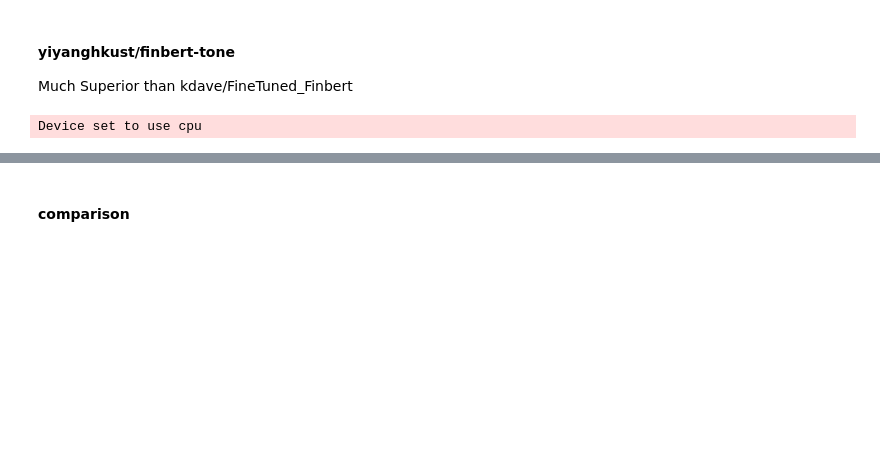
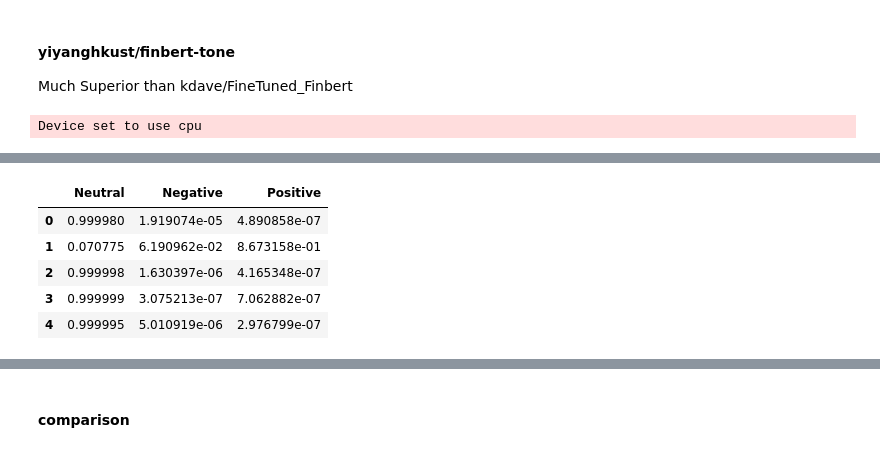
Before and after one commit to Shubxam/Nifty-500-Live-Sentiment-Analysis, a Jupyter notebook: notebooks/sentiment-analysis.ipynb, the cells around one changed output, grey strips where cells are left out. Drawn from its saved outputs; the diff is of its cells as text; code cells hidden in the pictures; blank space fills up the shorter version.

Commit message:
change model for sentiment analysis inference, change compound score calculation method

```diff
--- a/notebooks/sentiment-analysis.ipynb
+++ b/notebooks/sentiment-analysis.ipynb
@@ -89,8 +90,9 @@ tokenizer_1 = BertTokenizer.from_pretrained(
 # %%
 # set top_k=1 to get the most likely label or top_k=None to get all labels
 # device=-1 means CPU
-nlp_1 = pipeline("sentiment-analysis", model=finbert_1, tokenizer=tokenizer_1, device=-1, top_k=1, framework="pt")
+nlp_1 = pipeline("sentiment-analysis", model=finbert_1, tokenizer=tokenizer_1, device=-1, top_k=None, framework="pt")
 # %% [output]
 Device set to use cpu
 # %%
-nlp_1_res = nlp_1(headlines, batch_size=512)
+# batch_size = 8 runs fastest on Github Runners
+nlp_1_res = nlp_1(headlines, batch_size=8)
@@ -96,0 +119,18 @@ nlp_1_res = nlp_1(headlines, batch_size=512)
+# %%
+flattened_data: list[dict[str,float]] = []
+
+for news_item_sentiment_list in tqdm(nlp_1_res, desc="Processing Sentiment"):
+    news_item_sentiment_dict = {}
+    for individual_label_dict in news_item_sentiment_list:
+        news_item_sentiment_dict[individual_label_dict['label']] = individual_label_dict['score']
+    flattened_data.append(news_item_sentiment_dict)
+# %%
+df = pd.DataFrame(flattened_data)
+df.head()
+# %% [output]
+|  | Neutral | Negative | Positive |
+| 0 | 0.999980 | 1.919074e-05 | 4.890858e-07 |
+| 1 | 0.070775 | 6.190962e-02 | 8.673158e-01 |
+| 2 | 0.999998 | 1.630397e-06 | 4.165348e-07 |
+| 3 | 0.999999 | 3.075213e-07 | 7.062882e-07 |
+| 4 | 0.999995 | 5.010919e-06 | 2.976799e-07 |
```
Also changed, not shown: parts of 4 cells of this notebook, 1 other file.
